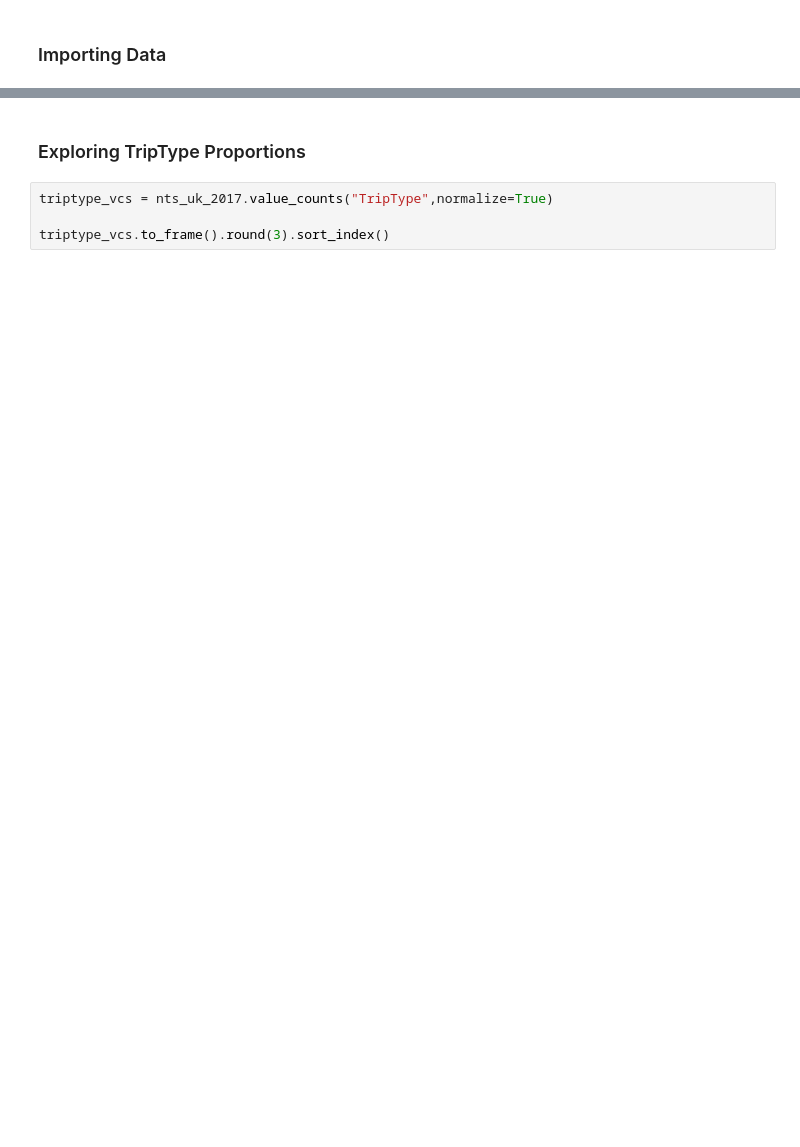
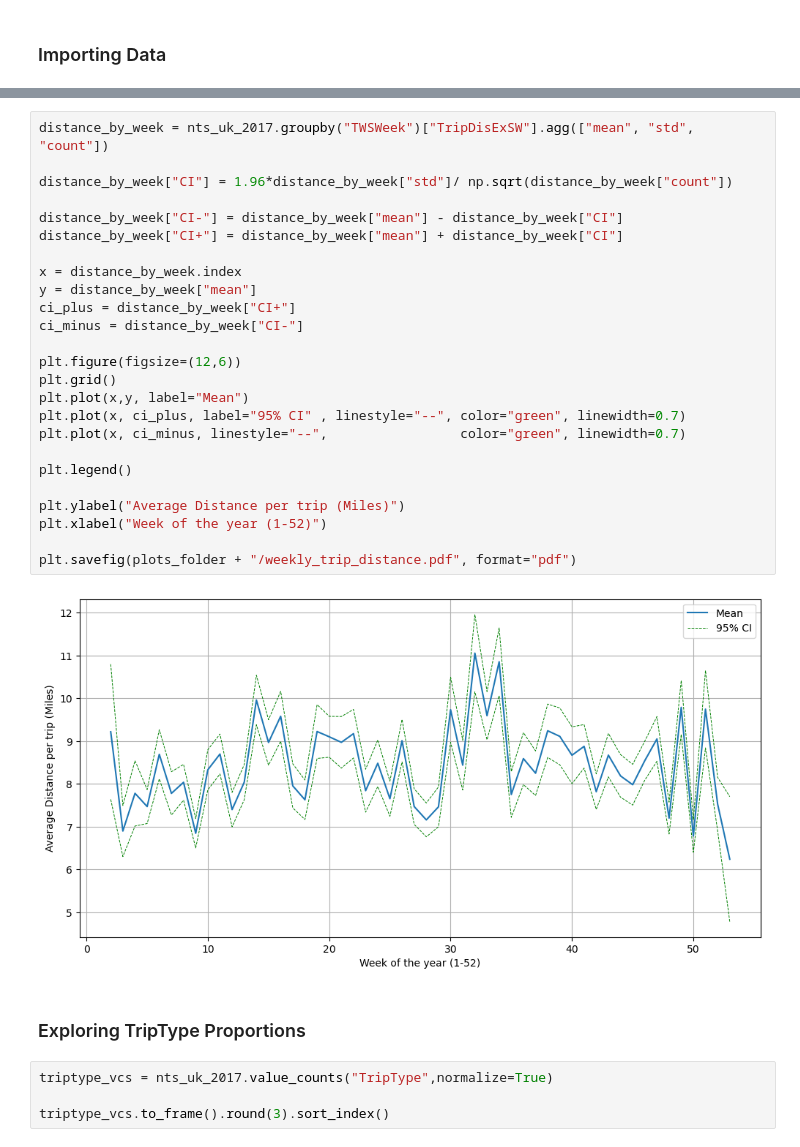
Before and after one commit to andriysinclair/SimulatingEVDemand, a Jupyter notebook: exploration.ipynb, the cells around one changed output, grey strips where cells are left out. Drawn from its saved outputs; the diff is of its cells as text; blank space fills up the shorter version.

```diff
--- a/exploration.ipynb
+++ b/exploration.ipynb
@@ -25,3 +40,30 @@ nts_uk_2017.head()
+# %%
+distance_by_week = nts_uk_2017.groupby("TWSWeek")["TripDisExSW"].agg(["mean", "std", "count"])
+
+distance_by_week["CI"] = 1.96*distance_by_week["std"]/ np.sqrt(distance_by_week["count"])
+
+distance_by_week["CI-"] = distance_by_week["mean"] - distance_by_week["CI"]
+distance_by_week["CI+"] = distance_by_week["mean"] + distance_by_week["CI"]
+
+x = distance_by_week.index
+y = distance_by_week["mean"]
+ci_plus = distance_by_week["CI+"]
+ci_minus = distance_by_week["CI-"]
+
+plt.figure(figsize=(12,6))
+plt.grid()
+plt.plot(x,y, label="Mean")
+plt.plot(x, ci_plus, label="95% CI" , linestyle="--", color="green", linewidth=0.7)
+plt.plot(x, ci_minus, linestyle="--",                 color="green", linewidth=0.7)
+
+plt.legend()
+
+plt.ylabel("Average Distance per trip (Miles)")
+plt.xlabel("Week of the year (1-52)")
+
+plt.savefig(plots_folder + "/weekly_trip_distance.pdf", format="pdf")
+# %% [output]
+[figure, added]
 # %% [markdown]
 ### Exploring TripType Proportions
 # %%
```
Also changed, not shown: parts of 17 cells of this notebook, 2 other files.
